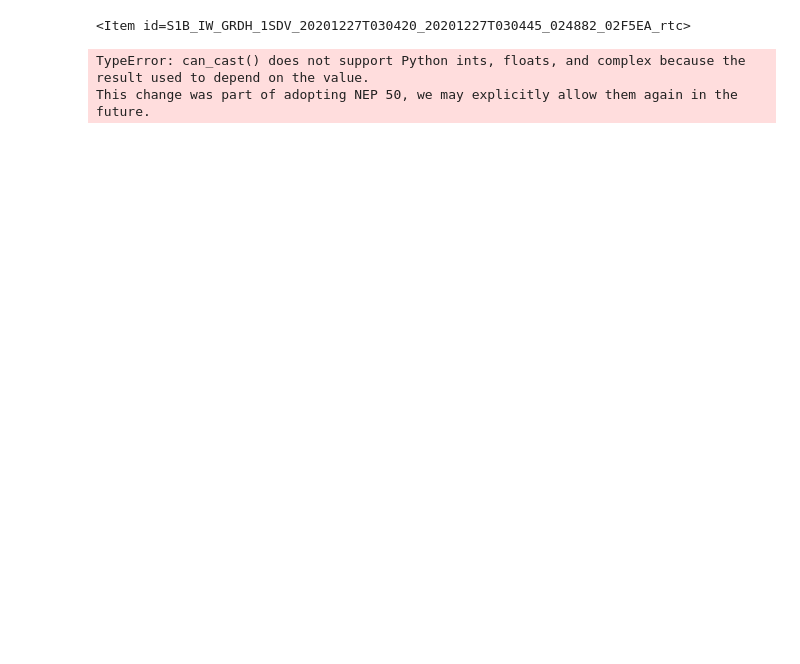
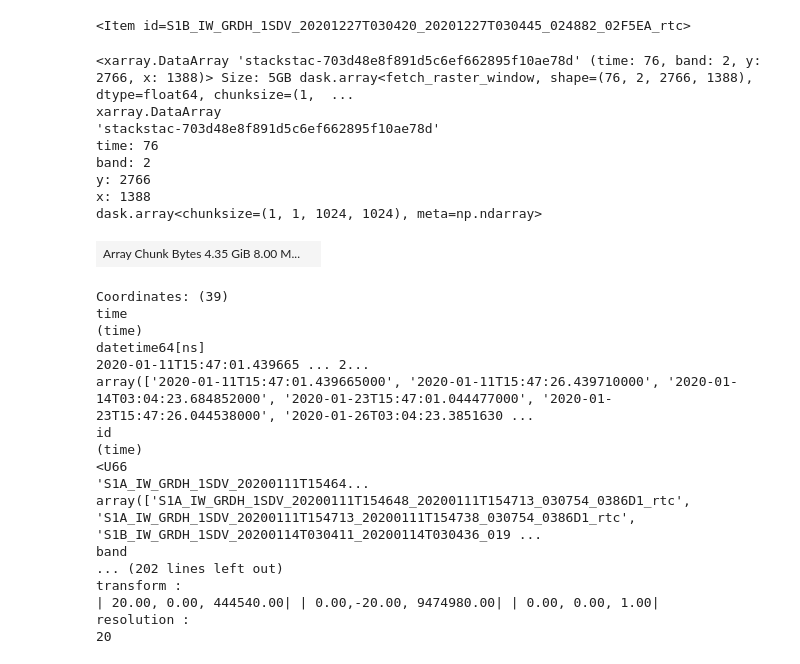
Before and after one commit to adlai-nelson/geog313-final-project, a Jupyter notebook: analysis.ipynb, the cells around one changed output. Cells and saved outputs as stored; diff of their text form; code cells hidden in the pictures; blank space fills up the shorter version.

```diff
--- a/analysis.ipynb
+++ b/analysis.ipynb
@@ -53,10 +59,36 @@ subset
 # %%
 
 stack = stackstac.stack(
-    subset,
+    search,
     epsg=32737,
     resolution=20,
+    bounds_latlon=aoi,
     )
+stack
 # %% [output]
-TypeError: can_cast() does not support Python ints, floats, and complex because the result used to depend on the value.
-This change was part of adopting NEP 50, we may explicitly allow them again in the future.
+<xarray.DataArray 'stackstac-703d48e8f891d5c6ef662895f10ae78d' (time: 76, band: 2, y: 2766, x: 1388)> Size: 5GB dask.array<fetch_raster_window, shape=(76, 2, 2766, 1388), dtype=float64, chunksize=(1,  ...
+xarray.DataArray
+'stackstac-703d48e8f891d5c6ef662895f10ae78d'
+time: 76
+band: 2
+y: 2766
+x: 1388
+dask.array<chunksize=(1, 1, 1024, 1024), meta=np.ndarray>
+| Array Chunk Bytes 4.35 GiB 8.00 M... |  |
+Coordinates: (39)
+time
+(time)
+datetime64[ns]
+2020-01-11T15:47:01.439665 ... 2...
+array(['2020-01-11T15:47:01.439665000', '2020-01-11T15:47:26.439710000', '2020-01-14T03:04:23.684852000', '2020-01-23T15:47:01.044477000', '2020-01-23T15:47:26.044538000', '2020-01-26T03:04:23.3851630 ...
+id
+(time)
+<U66
+'S1A_IW_GRDH_1SDV_20200111T15464...
+array(['S1A_IW_GRDH_1SDV_20200111T154648_20200111T154713_030754_0386D1_rtc', 'S1A_IW_GRDH_1SDV_20200111T154713_20200111T154738_030754_0386D1_rtc', 'S1B_IW_GRDH_1SDV_20200114T030411_20200114T030436_019 ...
+band
+... (202 lines left out)
+transform :
+| 20.00, 0.00, 444540.00| | 0.00,-20.00, 9474980.00| | 0.00, 0.00, 1.00|
+resolution :
+20
```
Also changed, not shown: parts of 4 cells of this notebook.
